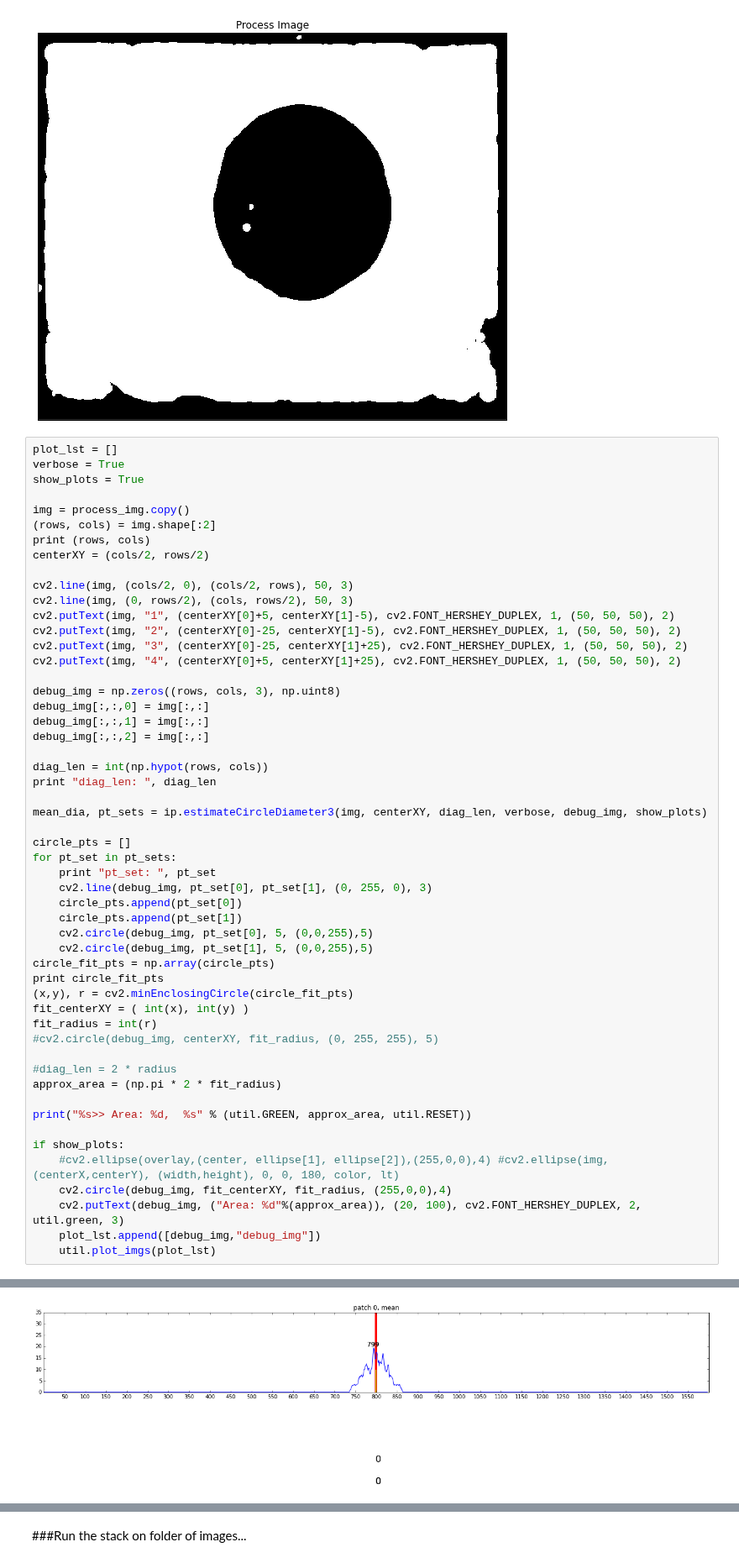
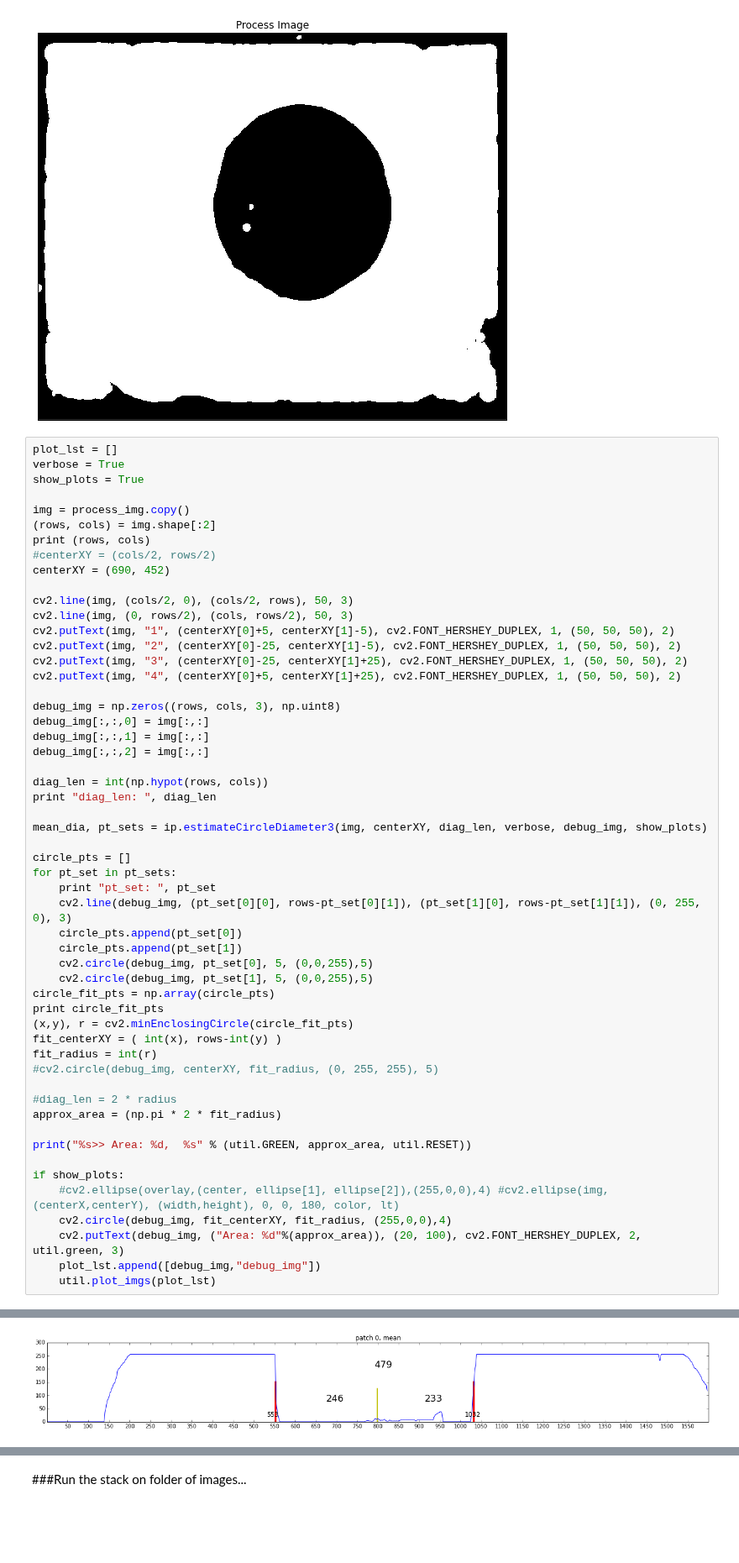
Before and after one commit to Aniruddh1/ipython-opencv-notebooks, a Jupyter notebook: notebooks/ContactFront_MR_EdgeCircles.ipynb, the cells around one changed output, grey strips where cells are left out. Shown at 84% size. Cells and saved outputs as stored; diff of their text form; blank space fills up the shorter version.

Commit message:
switch to using centerXY arg in estimateCircleDiameter...now we track better, but still dithering

```diff
--- a/notebooks/ContactFront_MR_EdgeCircles.ipynb
+++ b/notebooks/ContactFront_MR_EdgeCircles.ipynb
@@ -36,7 +36,8 @@ show_plots = True
 img = process_img.copy()
 (rows, cols) = img.shape[:2]
 print (rows, cols)
-centerXY = (cols/2, rows/2)
+#centerXY = (cols/2, rows/2)
+centerXY = (690, 452)
 
 cv2.line(img, (cols/2, 0), (cols/2, rows), 50, 3)
 cv2.line(img, (0, rows/2), (cols, rows/2), 50, 3)
@@ -58,7 +59,7 @@ mean_dia, pt_sets = ip.estimateCircleDiameter3(img, centerXY, diag_len, verbose,
 circle_pts = []
 for pt_set in pt_sets:
     print "pt_set: ", pt_set
-    cv2.line(debug_img, pt_set[0], pt_set[1], (0, 255, 0), 3)
+    cv2.line(debug_img, (pt_set[0][0], rows-pt_set[0][1]), (pt_set[1][0], rows-pt_set[1][1]), (0, 255, 0), 3)
     circle_pts.append(pt_set[0])
     circle_pts.append(pt_set[1])
     cv2.circle(debug_img, pt_set[0], 5, (0,0,255),5)
@@ -66,7 +67,7 @@ for pt_set in pt_sets:
 circle_fit_pts = np.array(circle_pts)
 print circle_fit_pts
 (x,y), r = cv2.minEnclosingCircle(circle_fit_pts)
-fit_centerXY = ( int(x), int(y) )
+fit_centerXY = ( int(x), rows-int(y) )
 fit_radius = int(r)
 #cv2.circle(debug_img, centerXY, fit_radius, (0, 255, 255), 5)
 
@@ -106 +106 @@ pt_set:  ((616, 509), (613, 507))
-[figure, old version]
+[figure, new version]
```
Also changed, not shown: parts of 1 cell of this notebook, 1 other file.
